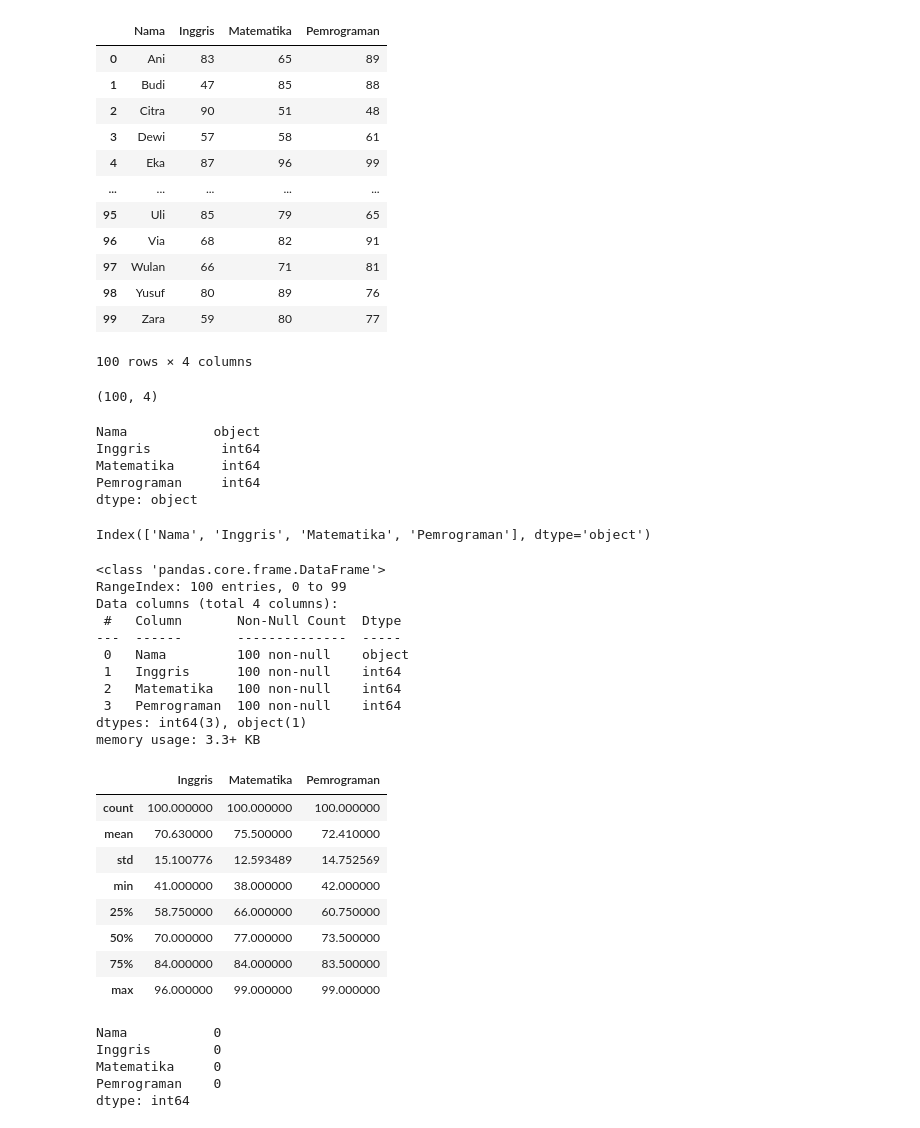
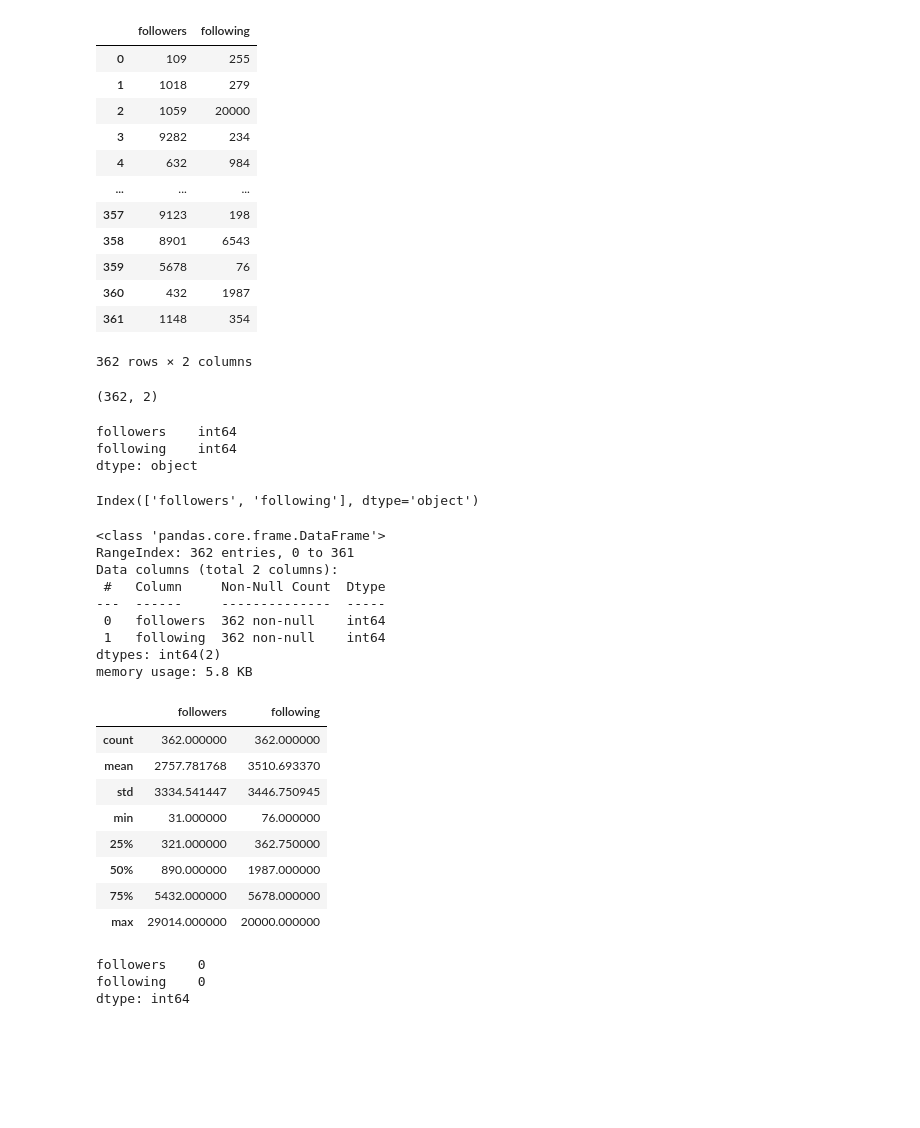
Before and after one commit to fikaindriani/fika-clustering, a Jupyter notebook: Untitled.ipynb, the cells around one changed output. Drawn from its saved outputs; the diff is of its cells as text; code cells hidden in the pictures; blank space fills up the shorter version.

```diff
--- a/Untitled.ipynb
+++ b/Untitled.ipynb
@@ -1,70 +1,64 @@
 # %%
 import pandas as pd
-df = pd.read_csv("data_nilai_siswa.csv")
+df = pd.read_csv("dataset_followers_following1.csv")
 df
 # %% [output]
-|  | Nama | Inggris | Matematika | Pemrograman |
-| 0 | Ani | 83 | 65 | 89 |
-| 1 | Budi | 47 | 85 | 88 |
-| 2 | Citra | 90 | 51 | 48 |
-| 3 | Dewi | 57 | 58 | 61 |
-| 4 | Eka | 87 | 96 | 99 |
-| ... | ... | ... | ... | ... |
-| 95 | Uli | 85 | 79 | 65 |
-| 96 | Via | 68 | 82 | 91 |
-| 97 | Wulan | 66 | 71 | 81 |
-| 98 | Yusuf | 80 | 89 | 76 |
-| 99 | Zara | 59 | 80 | 77 |
+|  | followers | following |
+| 0 | 109 | 255 |
+| 1 | 1018 | 279 |
+| 2 | 1059 | 20000 |
+| 3 | 9282 | 234 |
+| 4 | 632 | 984 |
+| ... | ... | ... |
+| 357 | 9123 | 198 |
+| 358 | 8901 | 6543 |
+| 359 | 5678 | 76 |
+| 360 | 432 | 1987 |
+| 361 | 1148 | 354 |
-100 rows × 4 columns
+362 rows × 2 columns
 # %%
 df.shape
 # %% [output]
-(100, 4)
+(362, 2)
 # %%
 df.dtypes
 # %% [output]
-Nama           object
-Inggris         int64
-Matematika      int64
-Pemrograman     int64
+followers    int64
+following    int64
 dtype: object
 # %%
 df.columns
 # %% [output]
-Index(['Nama', 'Inggris', 'Matematika', 'Pemrograman'], dtype='object')
+Index(['followers', 'following'], dtype='object')
 # %%
 df.info()
 # %% [output]
 <class 'pandas.core.frame.DataFrame'>
-RangeIndex: 100 entries, 0 to 99
-Data columns (total 4 columns):
- #   Column       Non-Null Count  Dtype
----  ------       --------------  -----
- 0   Nama         100 non-null    object
- 1   Inggris      100 non-null    int64
- 2   Matematika   100 non-null    int64
- 3   Pemrograman  100 non-null    int64
-dtypes: int64(3), object(1)
-memory usage: 3.3+ KB
+RangeIndex: 362 entries, 0 to 361
+Data columns (total 2 columns):
+ #   Column     Non-Null Count  Dtype
+---  ------     --------------  -----
+ 0   followers  362 non-null    int64
+ 1   following  362 non-null    int64
+dtypes: int64(2)
+memory usage: 5.8 KB
 # %%
 df.describe()
 # %% [output]
-|  | Inggris | Matematika | Pemrograman |
-| count | 100.000000 | 100.000000 | 100.000000 |
-| mean | 70.630000 | 75.500000 | 72.410000 |
-| std | 15.100776 | 12.593489 | 14.752569 |
-| min | 41.000000 | 38.000000 | 42.000000 |
-| 25% | 58.750000 | 66.000000 | 60.750000 |
-| 50% | 70.000000 | 77.000000 | 73.500000 |
-| 75% | 84.000000 | 84.000000 | 83.500000 |
-| max | 96.000000 | 99.000000 | 99.000000 |
+|  | followers | following |
+| count | 362.000000 | 362.000000 |
+| mean | 2757.781768 | 3510.693370 |
+| std | 3334.541447 | 3446.750945 |
+| min | 31.000000 | 76.000000 |
+| 25% | 321.000000 | 362.750000 |
+| 50% | 890.000000 | 1987.000000 |
+| 75% | 5432.000000 | 5678.000000 |
+| max | 29014.000000 | 20000.000000 |
 # %%
 df.isna().sum()
 # %% [output]
-Nama           0
-Inggris        0
-Matematika     0
-Pemrograman    0
+followers    0
+following    0
 dtype: int64
 # %%
 df.duplicated().sum()
```
Also changed, not shown: parts of 10 cells of this notebook.
